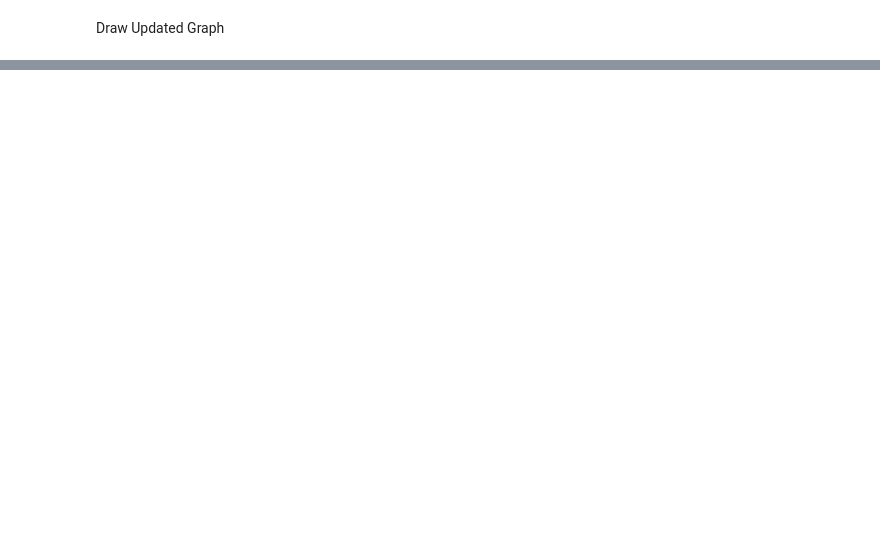
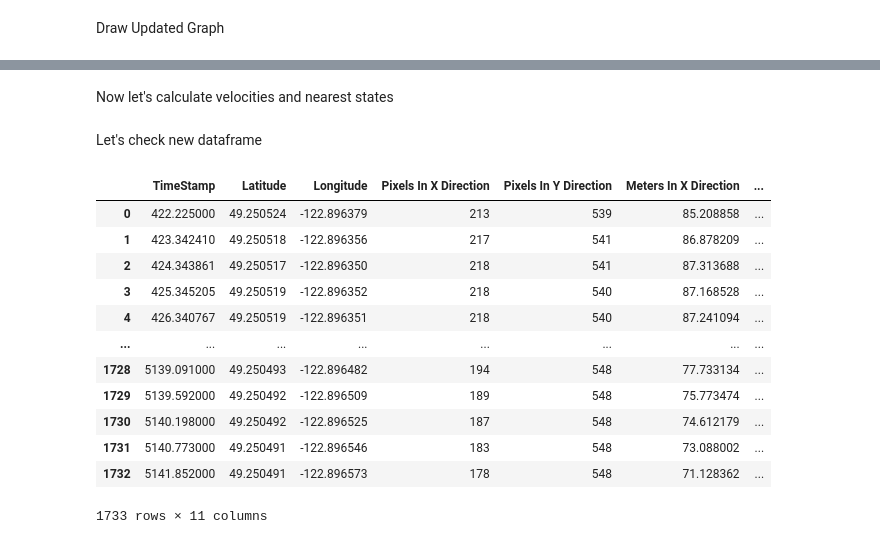
Before and after one commit to mashkarharis/Indoor-Floorplan-Localization-CRF, a Jupyter notebook: CRF.ipynb, the cells around one changed output, grey strips where cells are left out. Cells and saved outputs as stored; diff of their text form; code cells hidden in the pictures; blank space fills up the shorter version.

```diff
--- a/CRF.ipynb
+++ b/CRF.ipynb
@@ -327,0 +372,51 @@ plt.show()
+# %% [markdown]
+Now let's calculate velocities and nearest states
+# %%
+velocity_value=["N/A"]
+velocity_angle=["N/A"]
+nearest_state=["N/A"]
+isValid=[]
+prev_row=None
+
+for row in updated_df.itertuples():
+
+    # Process First Value
+    if row[0]==0:
+        prev_row=row
+        isValid.append(0)
+        continue
+
+    timediff=row[1]-prev_row[1]
+    if timediff>=2:
+        isValid.append(0)
+    else:
+        isValid.append(1)
+
+
+    velocity_value.append(calcVelocityVal(prev_row,row))
+    velocity_angle.append(calcVelocityAngle(prev_row,row))
+    nearest_state.append(calcNearestState(row))
+    prev_row=row
+
+updated_df["Velocity_Value"]=velocity_value
+updated_df["Velocity_Angle"]=velocity_angle
+updated_df["Nearest_State"]=nearest_state
+updated_df["isValid"]=isValid
+# %% [markdown]
+Let's check new dataframe
+# %%
+updated_df
+# %% [output]
+|  | TimeStamp | Latitude | Longitude | Pixels In X Direction | Pixels In Y Direction | Meters In X Direction | ... |
+| 0 | 422.225000 | 49.250524 | -122.896379 | 213 | 539 | 85.208858 | ... |
+| 1 | 423.342410 | 49.250518 | -122.896356 | 217 | 541 | 86.878209 | ... |
+| 2 | 424.343861 | 49.250517 | -122.896350 | 218 | 541 | 87.313688 | ... |
+| 3 | 425.345205 | 49.250519 | -122.896352 | 218 | 540 | 87.168528 | ... |
+| 4 | 426.340767 | 49.250519 | -122.896351 | 218 | 540 | 87.241094 | ... |
+| ... | ... | ... | ... | ... | ... | ... | ... |
+| 1728 | 5139.091000 | 49.250493 | -122.896482 | 194 | 548 | 77.733134 | ... |
+| 1729 | 5139.592000 | 49.250492 | -122.896509 | 189 | 548 | 75.773474 | ... |
+| 1730 | 5140.198000 | 49.250492 | -122.896525 | 187 | 548 | 74.612179 | ... |
+| 1731 | 5140.773000 | 49.250491 | -122.896546 | 183 | 548 | 73.088002 | ... |
+| 1732 | 5141.852000 | 49.250491 | -122.896573 | 178 | 548 | 71.128362 | ... |
+1733 rows × 11 columns
```
Also changed, not shown: parts of 19 cells of this notebook.
